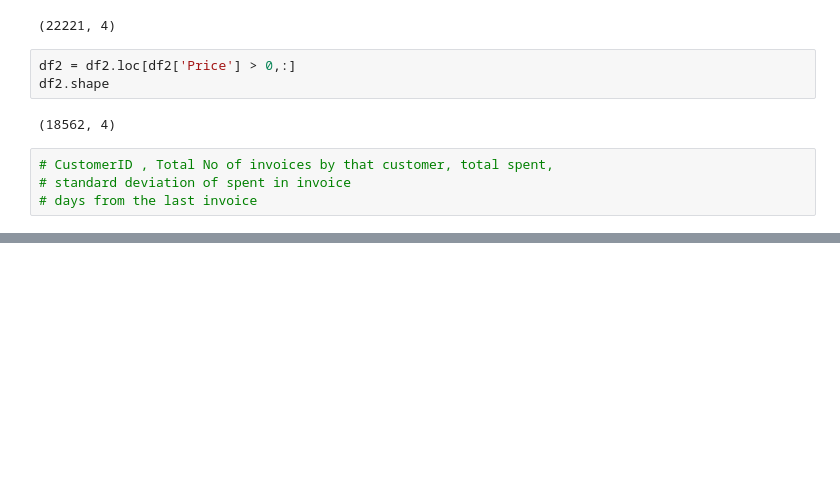
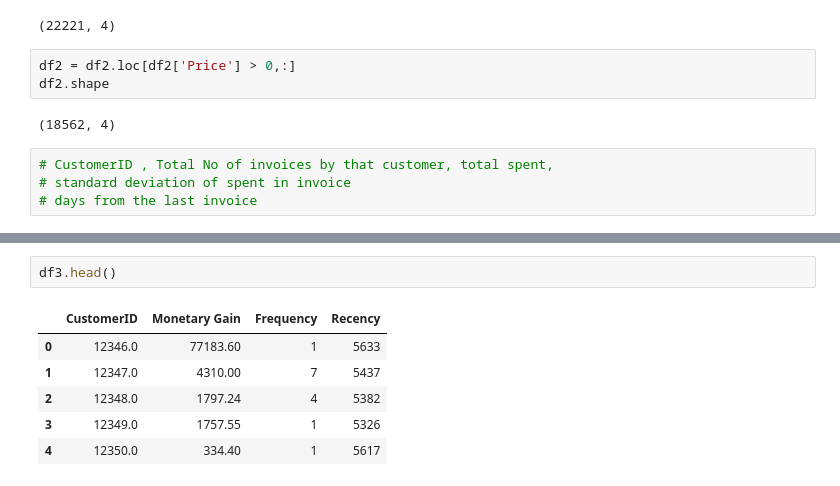
Before and after one commit to karthikoo7/Machine_Learning-BDA-, a Jupyter notebook: CustomerSegmentation.ipynb, the cells around one changed output, grey strips where cells are left out. Drawn from its saved outputs; the diff is of its cells as text; blank space fills up the shorter version.

```diff
--- a/CustomerSegmentation.ipynb
+++ b/CustomerSegmentation.ipynb
@@ -103,0 +128,9 @@ df3
+# %%
+df3.head()
+# %% [output]
+|  | CustomerID | Monetary Gain | Frequency | Recency |
+| 0 | 12346.0 | 77183.60 | 1 | 5633 |
+| 1 | 12347.0 | 4310.00 | 7 | 5437 |
+| 2 | 12348.0 | 1797.24 | 4 | 5382 |
+| 3 | 12349.0 | 1757.55 | 1 | 5326 |
+| 4 | 12350.0 | 334.40 | 1 | 5617 |
```
Also changed, not shown: parts of 11 cells of this notebook.
